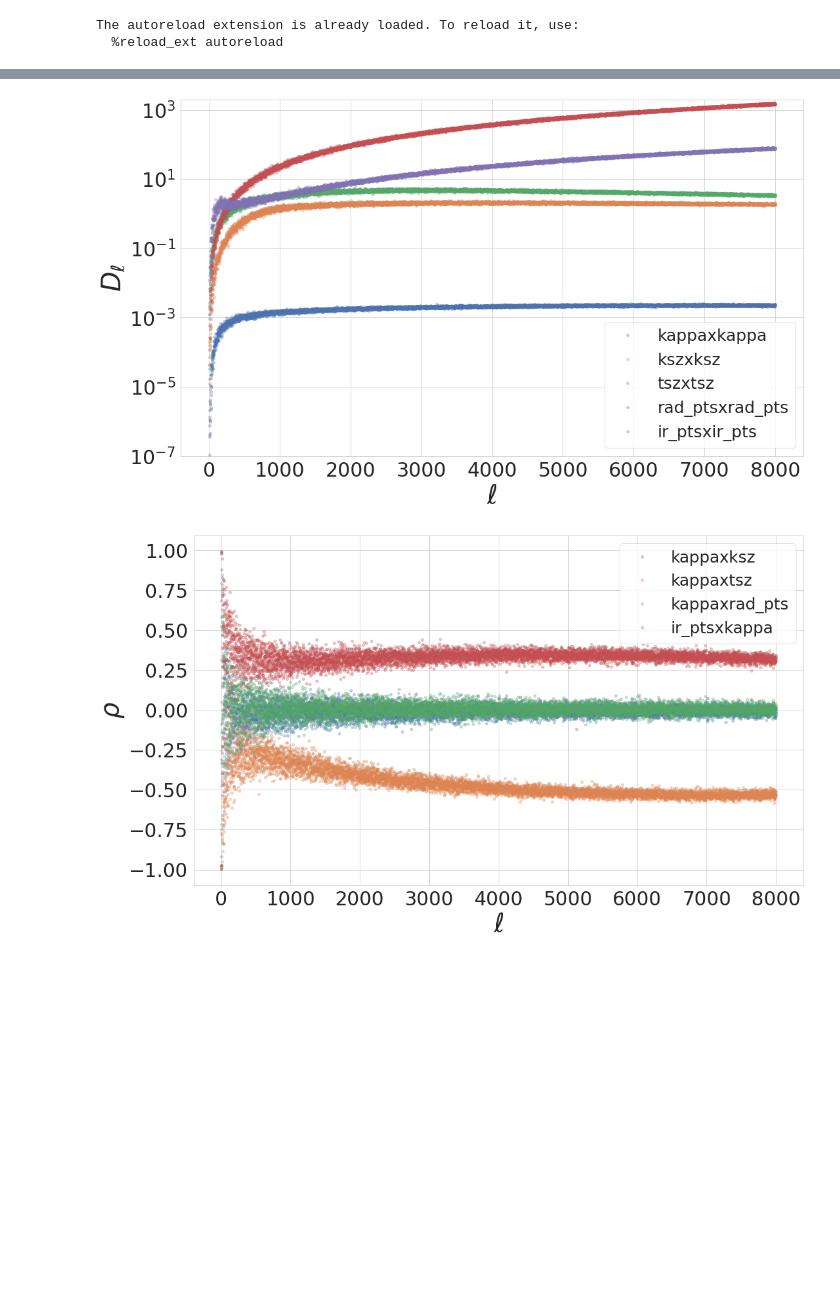
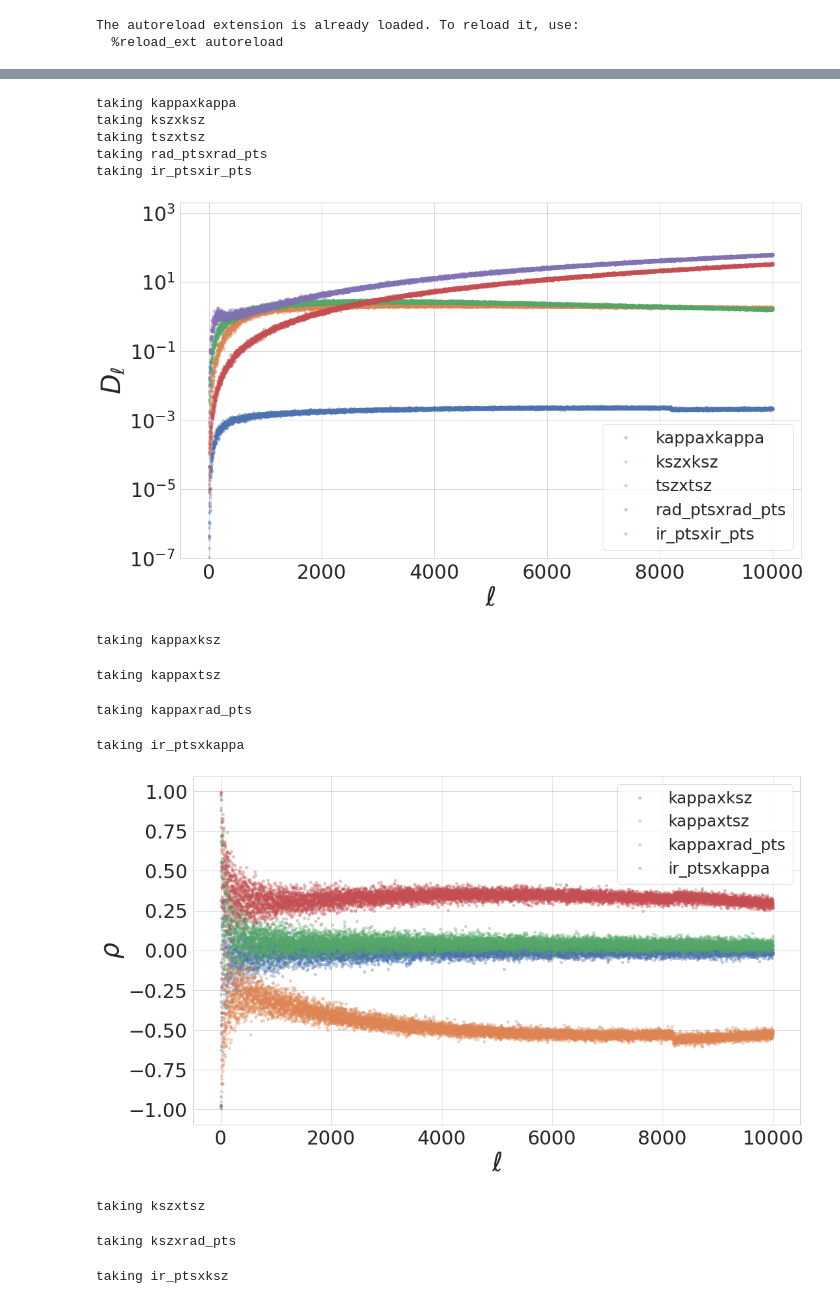
Before and after one commit to dwhan89/cosmikyu, a Jupyter notebook: notebooks/081120_fg_project_plots.ipynb, the cells around one changed output, grey strips where cells are left out. Drawn from its saved outputs; the diff is of its cells as text; code cells hidden in the pictures; blank space fills up the shorter version.

```diff
--- a/notebooks/081120_fg_project_plots.ipynb
+++ b/notebooks/081120_fg_project_plots.ipynb
@@ -57,0 +57,31 @@ plt.show()
+# %%
+fig = plt.figure(figsize=(13, 7))
+ax = fig.gca()
+for key in hists_norm.keys():
+    hist = hists_norm[key]['hist']
+    bins = hists_norm[key]["bin_centers"]
+    nsum = np.sum(hist)
+    hist = hist/nsum
+    x = np.linspace(-3,3,len(hist))
+    cdf = np.zeros(len(x))
+    for i, lmin in enumerate(x):
+        loc = np.where(bins<lmin)
+        cdf[i] = np.sum(hist[loc])
+    #std = norm_info[key]["std"]
+
+    plt.plot(x, 1-cdf, label=key, alpha=1, lw=2)
+plt.title("Pixel Intensity after Normalization", fontsize=20)
+plt.xlabel("Pixel Intensity", fontsize=20)
+plt.ylabel("CDF", fontsize=20)
+plt.xlim(-2,2)
+ax.tick_params(axis='both', which='major', labelsize=20)
+ax.tick_params(axis='both', which='minor', labelsize=20)
+plt.legend(fontsize=20)
+plt.ylim(1e-4,10)
+#plt.ylim(0.99,1.01)
+plt.axvline(x=1, ls="--", lw=2, color="k")
+plt.axvline(x=-1, ls="--", lw=2, color="k")
+plt.axhline(y=5e-3, ls="--", lw=2, color="k")
+plt.axhline(y=0.9975, ls="--", lw=2, color="k")
+plt.yscale("log")
+plt.show()
@@ -119,4 +357,7 @@ plt.show()
 # %%
+#spectra = np.load(data_path("spectra_full_lmax10000_20mjy.npz"))
+spectra = {}
+#np.savez(data_path("spectra_full_lmax10000_20mjy.npz"), **spectra)
 def get_spectra(key1, key2, spectra=spectra):
     key = [key1, key2]
     key.sort()
@@ -126,8 +367,8 @@ def get_spectra(key1, key2, spectra=spectra):
         dls = spectra[key].copy()
     else:
         print("taking {}".format(key))
-        sehgal_dir = "/home/dwhan89/scratch/data/sehgal_et_al_sims/cosmo_sim_maps/July2009/inputs/microwaveSky"
-        SEHGAL10 = sehgal.SehgalSky2010(path=sehgal_dir, data_type='alm')
+        sehgal_dir = "/home/dwhan89/scratch/data/sehgal_et_al_sims/cosmo_sim_maps/July2009/inputs/microwaveSky_20mjy/"
+        SEHGAL10 = sehgal.SehgalSky2010(path=sehgal_dir, data_type='alm', unit="thermo")
         rfs = {"kappa": lambda : SEHGAL10.get_kappa(),
                "ksz": lambda : SEHGAL10.get_ksz(148),
                "tsz": lambda :SEHGAL10.get_tsz(148),
@@ -159,32 +400,45 @@ ax.tick_params(axis='both', which='minor', labelsize=30)
 plt.ylabel(r"$D_\ell$", fontsize=40)
 plt.xlabel(r"$\ell$", fontsize=40)
 plt.legend(fontsize=25)
 plt.ylim(1e-7,2e3)
 plt.yscale("log")
 plt.show()
 
 
 compts = ["kappa", "ksz", "tsz", "rad_pts", "ir_pts"]
 for i in range(5-1):
     fig = plt.figure(figsize=(17,10))
     ax = fig.gca()
     for j in range(i+1,5):
         key1 = compts[i]
         key2 = compts[j]
         key = [key1, key2]
         key.sort()
         key = "x".join(key)
         l, dls_x= get_spectra(key1, key2)
         _, dls_1= get_spectra(key1, key1)
         _, dls_2= get_spectra(key2, key2)
         rho = dls_x/np.sqrt(dls_1*dls_2)
         plt.plot(l, rho, alpha=0.3, label=key, ls="", marker="o", markersize=4)
     ax.tick_params(axis='both', which='major', labelsize=30)
     ax.tick_params(axis='both', which='minor', labelsize=30)
     plt.ylabel(r"$\rho$", fontsize=40)
     plt.xlabel(r"$\ell$", fontsize=40)
     plt.legend(fontsize=25)
     plt.show()
+np.savez(data_path("spectra_full_lmax10000_20mjy.npz"), **spectra)
 # %% [output]
+taking kappaxkappa
+taking kszxksz
+taking tszxtsz
+taking rad_ptsxrad_pts
+taking ir_ptsxir_pts
-[figure, old version]
+[figure, new version]
+taking kappaxksz
+taking kappaxtsz
+taking kappaxrad_pts
+taking ir_ptsxkappa
-[figure, old version]
+[figure, new version]
+taking kszxtsz
+taking kszxrad_pts
+taking ir_ptsxksz
```
Also changed, not shown: parts of 10 cells of this notebook, 12 other files.
